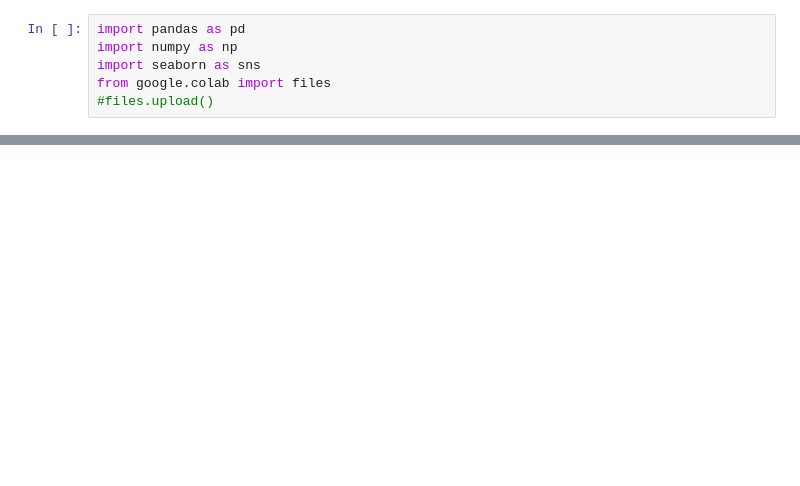
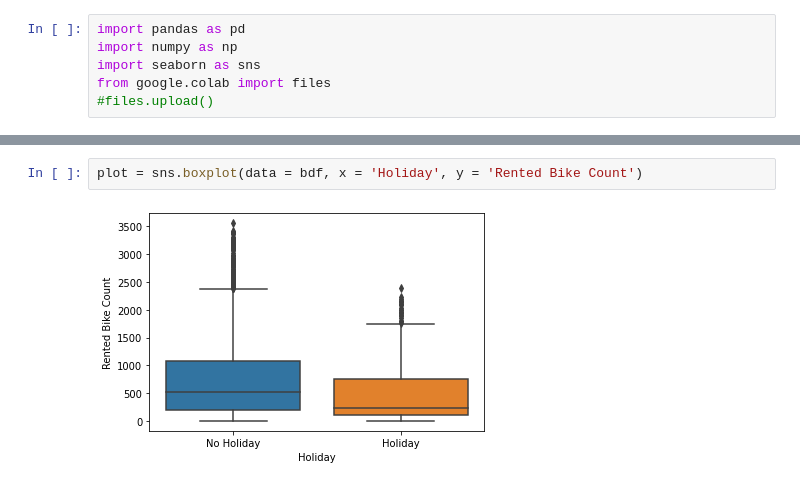
Before and after one commit to garrettfarley9/Seoul-Bike-Regression, a Jupyter notebook: Farley_ML_Project_part_1.ipynb, the cells around one changed output, grey strips where cells are left out. Drawn from its saved outputs; the diff is of its cells as text; blank space fills up the shorter version.

```diff
--- a/Farley_ML_Project_part_1.ipynb
+++ b/Farley_ML_Project_part_1.ipynb
@@ -38,0 +36,4 @@ bdf['Season avg'] = bdf.groupby(['Seasons'])['Rented Bike Count'].transform('mea
+# %%
+plot = sns.boxplot(data = bdf, x = 'Holiday', y = 'Rented Bike Count')
+# %% [output]
+[figure, added]
```
Also changed, not shown: parts of 5 cells of this notebook.
